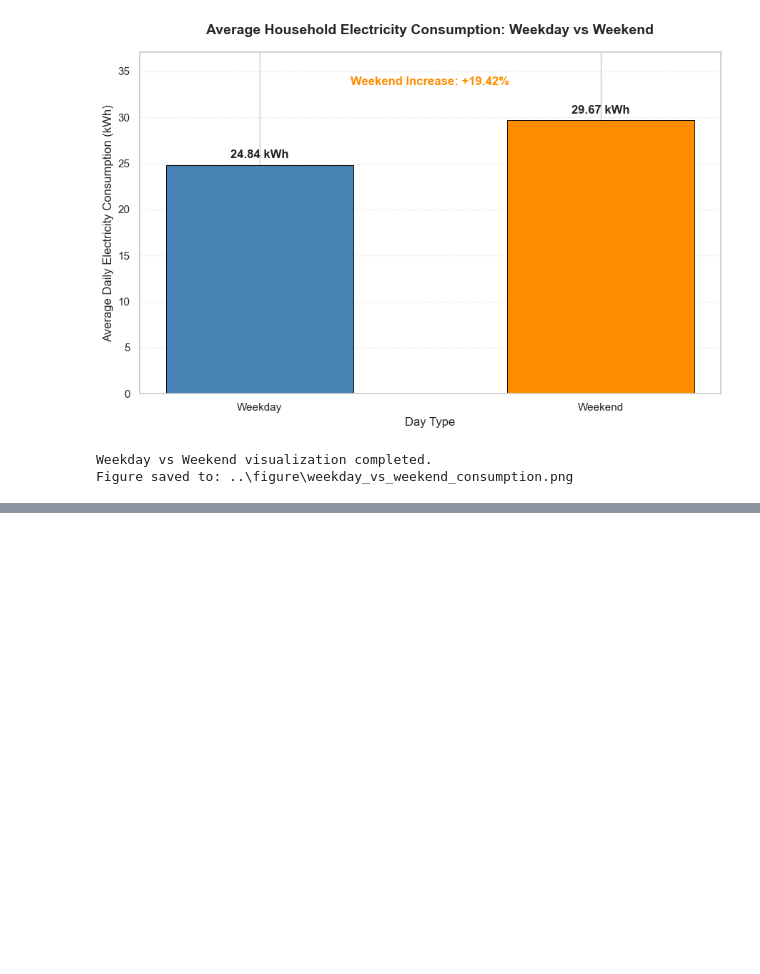
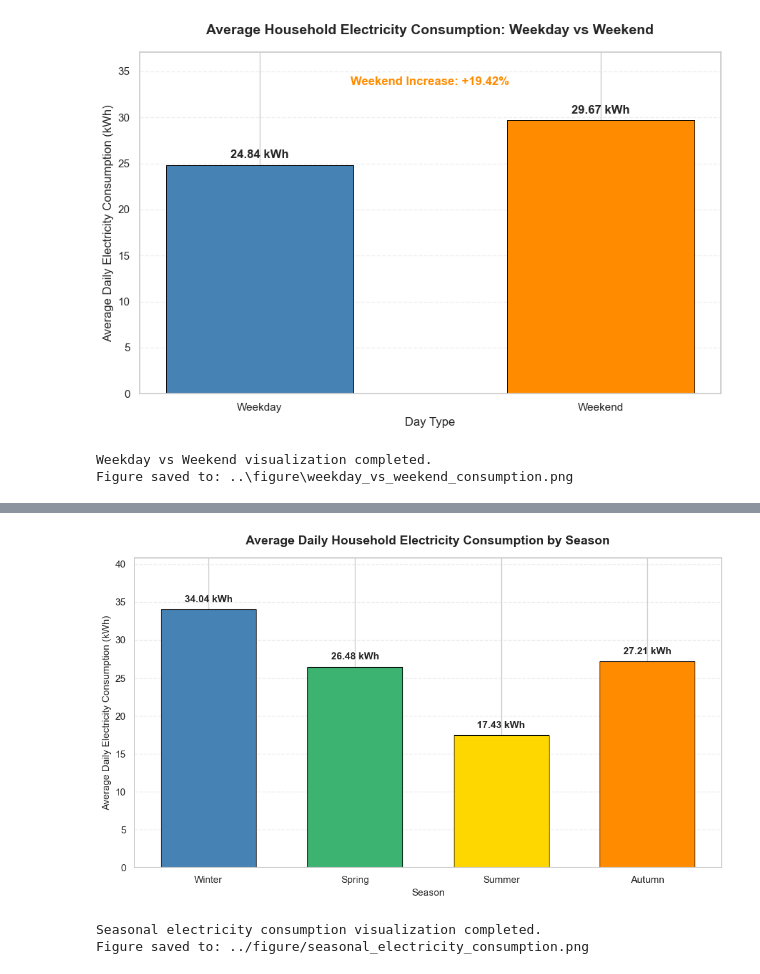
Before and after one commit to damisar/Household_Electricity_Consumption_Analysis_and_Forecasting, a Jupyter notebook: notebook/Household_Electricity_Consumption_Analysis_and_Forecasting.ipynb, the cells around one changed output, grey strips where cells are left out. Saved outputs shown, nothing was run; the diff lists cells and outputs as text; code cells hidden in the pictures; blank space fills up the shorter version.

```diff
--- a/notebook/Household_Electricity_Consumption_Analysis_and_Forecasting.ipynb
+++ b/notebook/Household_Electricity_Consumption_Analysis_and_Forecasting.ipynb
@@ -1623,0 +1911,71 @@ Figure saved to: ..\figure\weekday_vs_weekend_consumption.png
+# %%
+
+# Step 4.20 - Seasonal Electricity Consumption Visualization
+
+import matplotlib.pyplot as plt
+
+# Extract seasonal averages
+seasons = seasonal_summary.index
+average_consumption = seasonal_summary["Mean_kWh"]
+
+# Assign colors to the four seasons
+colors = ["steelblue", "mediumseagreen", "gold", "darkorange"]
+
+# Create the figure
+fig, ax = plt.subplots(figsize=(10, 6))
+
+bars = ax.bar(
+    seasons,
+    average_consumption,
+    color=colors,
+    edgecolor="black",
+    linewidth=0.8,
+    width=0.65
+)
+
+# Add values above each bar
+for bar in bars:
+    height = bar.get_height()
+    ax.annotate(
+        f"{height:.2f} kWh",
+        xy=(bar.get_x() + bar.get_width() / 2, height),
+        xytext=(0, 6),
+        textcoords="offset points",
+        ha="center",
+        va="bottom",
+        fontsize=11,
+        fontweight="bold"
+    )
+
+# Chart formatting
+ax.set_title(
+    "Average Daily Household Electricity Consumption by Season",
+    fontsize=14,
+    fontweight="bold",
+    pad=15
+)
+
+ax.set_xlabel("Season", fontsize=11)
+ax.set_ylabel("Average Daily Electricity Consumption (kWh)", fontsize=11)
+
+ax.set_ylim(0, average_consumption.max() * 1.2)
+ax.grid(axis="y", linestyle="--", alpha=0.35)
+ax.set_axisbelow(True)
+
+plt.tight_layout()
+
+# Save figure
+plt.savefig(
+    "../figure/seasonal_electricity_consumption.png",
+    dpi=300,
+    bbox_inches="tight"
+)
+
+plt.show()
+
+print("Seasonal electricity consumption visualization completed.")
+print("Figure saved to: ../figure/seasonal_electricity_consumption.png")
+# %% [output]
+[figure, added]
+Seasonal electricity consumption visualization completed.
+Figure saved to: ../figure/seasonal_electricity_consumption.png
```
Also changed, not shown: parts of 7 cells of this notebook, 2 other files.
